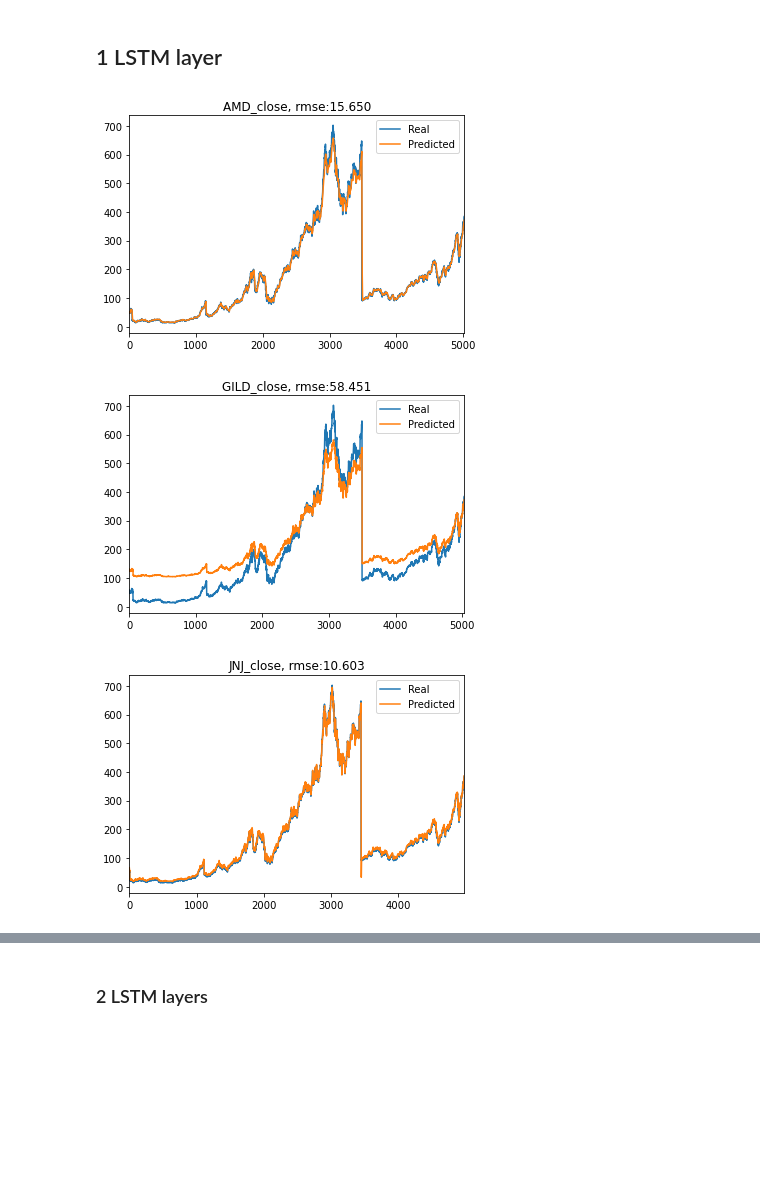
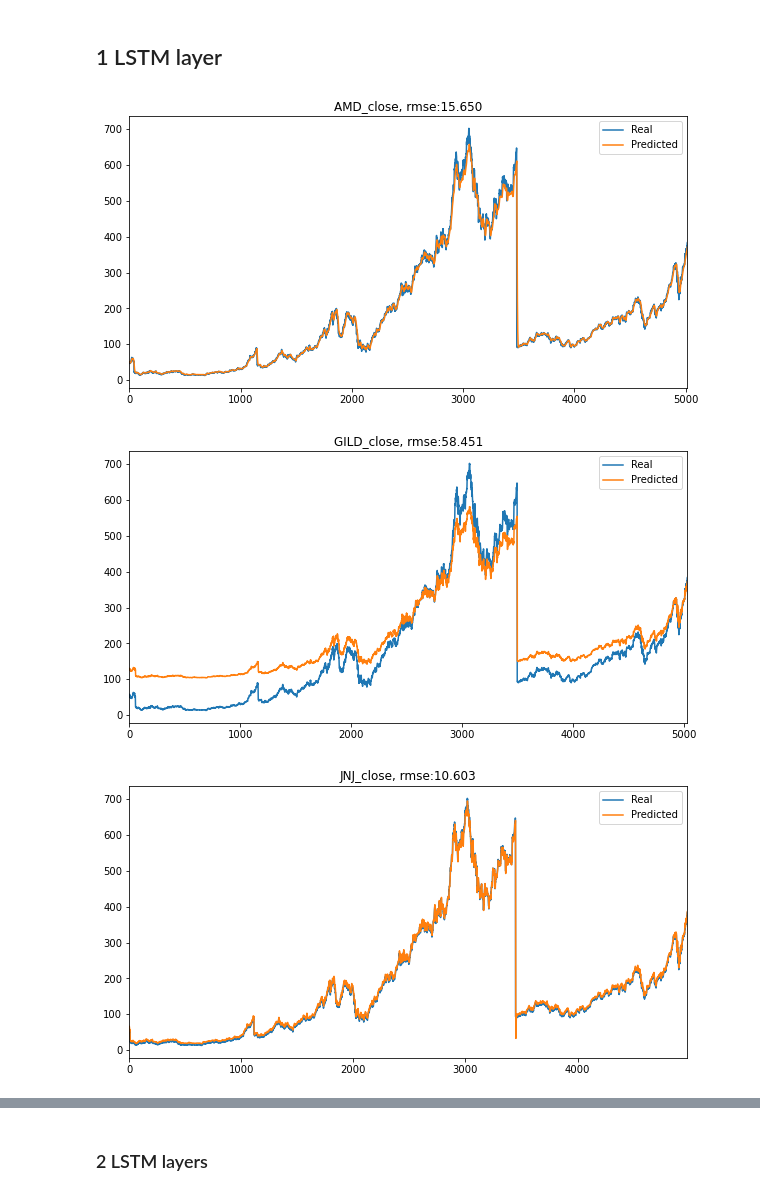
Before and after one commit to DT021/Twitter_Sentiment_Analysis_-_LSTM_Price_Prediction, a Jupyter notebook: Toufic/LSTM_stocks_v2.1.ipynb, the cells around one changed output, grey strips where cells are left out. Cells and saved outputs as stored; diff of their text form; code cells hidden in the pictures; blank space fills up the shorter version.

```diff
--- a/Toufic/LSTM_stocks_v2.1.ipynb
+++ b/Toufic/LSTM_stocks_v2.1.ipynb
@@ -22,3 +22,10 @@ AAPL_df = get_stock_closing_prices(symbols=['AAPL'], name='AAPL_history')
+# %%
+AAPL_df = pd.read_csv(
+    'AAPL_history.csv',
+    index_col='Unnamed: 0',
+    parse_dates=True,
+    infer_datetime_format=True
+)
 # %%
 AAPL_df.head()
 # %% [output]
@@ -162,11 +173,11 @@ for index, row in df_candidates_1lstm.iterrows():
 # %%
 for index, row in df_candidates_1lstm.iterrows():
     csv_path = Path('./results/'+row['stock']+'_1lstm_model.csv')
     df_results = pd.read_csv(csv_path)
     df_results.drop(columns='Unnamed: 0', inplace=True)
     rmse = mean_squared_error(df_results.iloc[:,0],df_results.iloc[:,1], squared=False)
-    df_results.plot(title=f'{row["stock"]}, rmse:{rmse:.3f}')
+    df_results.plot(title=f'{row["stock"]}, rmse:{rmse:.3f}', figsize=(10,5))
 # %% [output]
-[figure, old version]
+[figure, new version]
-[figure, old version]
+[figure, new version]
-[figure, old version]
+[figure, new version]
```
Also changed, not shown: parts of 17 cells of this notebook, 4 other files.
